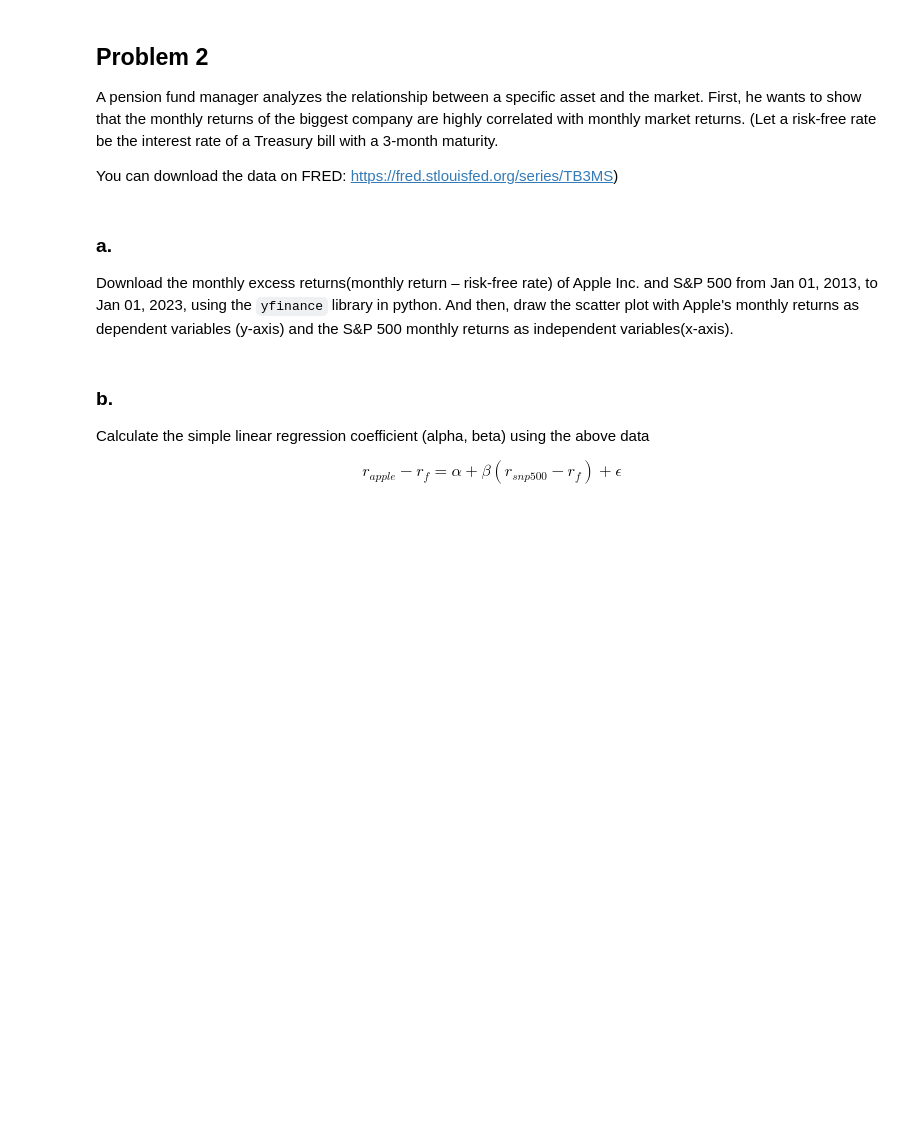
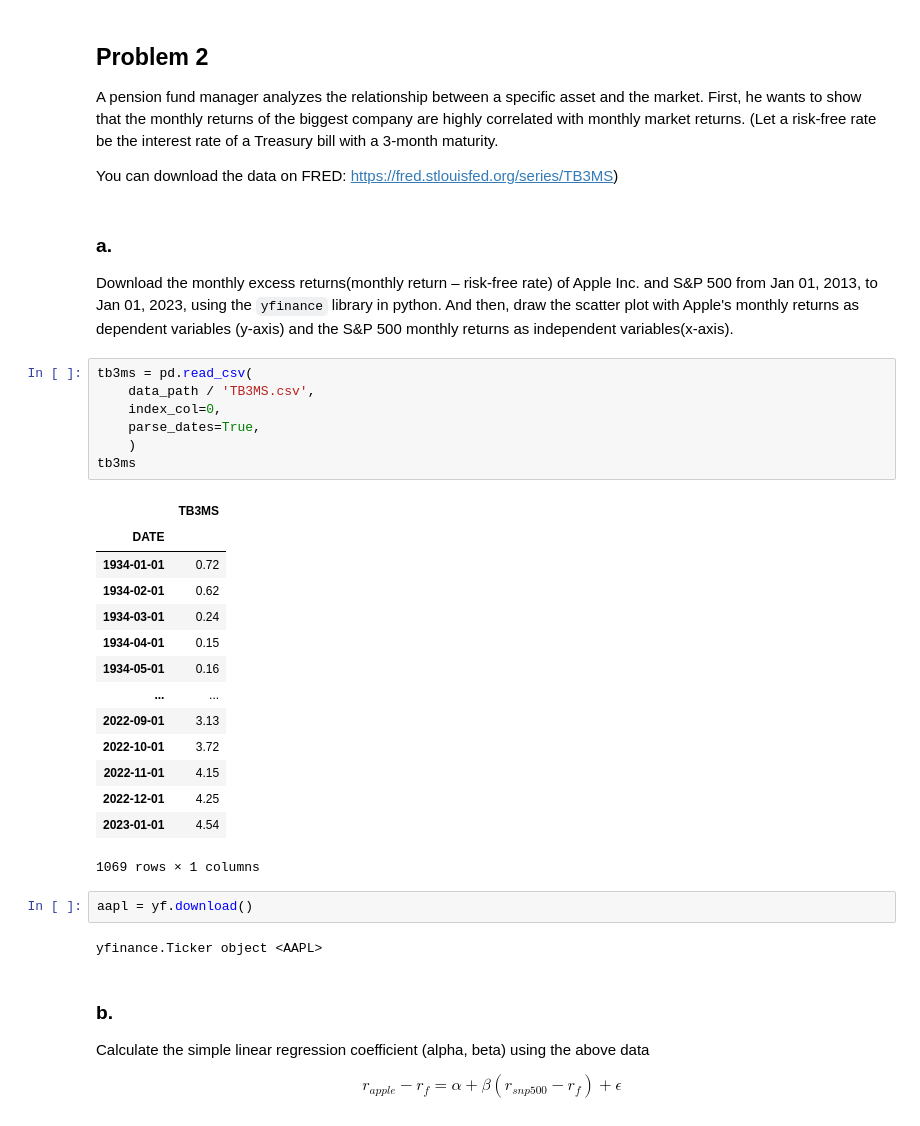
Before and after one commit to jaepil-choi/fbaquant23, a Jupyter notebook: s1.2ap/hw/s1.2ap_hw03.ipynb, the cells around one changed output. Cells and saved outputs as stored; diff of their text form; blank space fills up the shorter version.

```diff
--- a/s1.2ap/hw/s1.2ap_hw03.ipynb
+++ b/s1.2ap/hw/s1.2ap_hw03.ipynb
@@ -372,6 +374,32 @@ You can download the data on FRED: https://fred.stlouisfed.org/series/TB3MS)
 ### a.
 
 Download the monthly excess returns(monthly return – risk-free rate) of Apple Inc. and S&P 500 from Jan 01, 2013, to Jan 01, 2023, using the `yfinance` library in python. And then, draw the scatter plot with Apple's monthly returns as dependent variables (y-axis) and the S&P 500 monthly returns as independent variables(x-axis).
+# %%
+tb3ms = pd.read_csv(
+    data_path / 'TB3MS.csv',
+    index_col=0,
+    parse_dates=True,
+    )
+tb3ms
+# %% [output]
+|  | TB3MS |
+| DATE |  |
+| 1934-01-01 | 0.72 |
+| 1934-02-01 | 0.62 |
+| 1934-03-01 | 0.24 |
+| 1934-04-01 | 0.15 |
+| 1934-05-01 | 0.16 |
+| ... | ... |
+| 2022-09-01 | 3.13 |
+| 2022-10-01 | 3.72 |
+| 2022-11-01 | 4.15 |
+| 2022-12-01 | 4.25 |
+| 2023-01-01 | 4.54 |
+1069 rows × 1 columns
+# %%
+aapl = yf.download()
+# %% [output]
+yfinance.Ticker object <AAPL>
 # %% [markdown]
 ### b.
 
```
Also changed, not shown: parts of 1 cell of this notebook, 2 other files.
